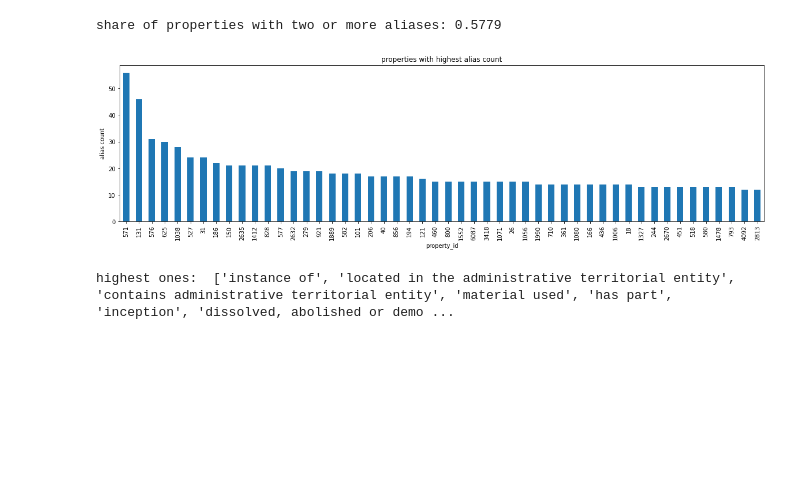
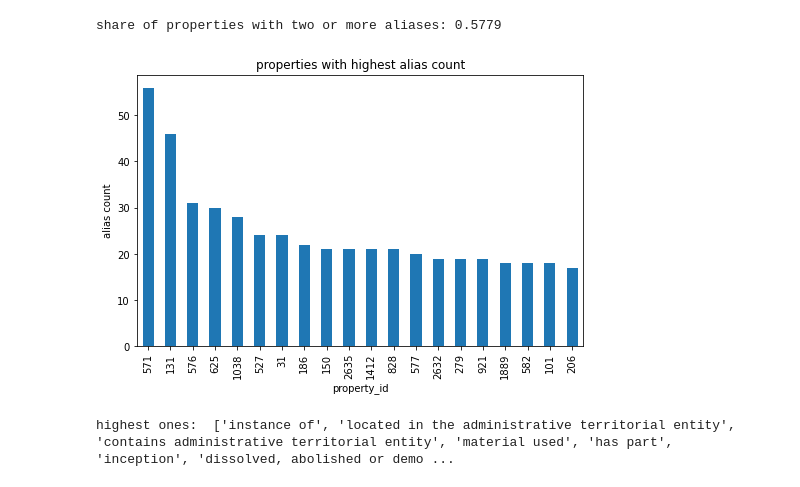
Before and after one commit to TheDigitalFrontier/entity-disambiguation, a Jupyter notebook: EDA/KDWD_EDA.ipynb, the cells around one changed output. Cells and saved outputs as stored; diff of their text form; code cells hidden in the pictures; blank space fills up the shorter version.

```diff
--- a/EDA/KDWD_EDA.ipynb
+++ b/EDA/KDWD_EDA.ipynb
@@ -48,9 +48,9 @@ import os
 ## Importing data
 # %%
 #Hardik's Path
-# my_path = '~/Data/kdwd/'
+my_path = '~/Data/kdwd/'
 #Ruochen's path
-my_path = '../../Data'
+# my_path = '../../Data'
 
 df_item = dd.read_csv(os.path.join(my_path, 'item.csv'))
 df_item_aliases = dd.read_csv(os.path.join(my_path, 'item_aliases.csv'))
@@ -175,12 +184,12 @@ print(f"share of properties with two or more aliases: {round(property_alias_coun
 share of properties with two or more aliases: 0.5779
 # %%
 # fig, ax = plt.subplots(1, 1, figsize=(20, 5))
-ax = property_alias_count_sorted[:50].plot.bar(figsize=(20,5), legend=False)
+ax = property_alias_count_sorted[:20].plot.bar(figsize=(8,5), legend=False)
 ax.set_title("properties with highest alias count")
 ax.set_ylabel("alias count")
 plt.show()
 # %% [output]
-[figure, old version]
+[figure, new version]
 # %%
 #display item names
 highest2 = list(df_property[df_property.property_id.isin(property_alias_count_sorted[:10].index)].en_label.compute())
```
Also changed, not shown: parts of 19 cells of this notebook, 1 other file.
